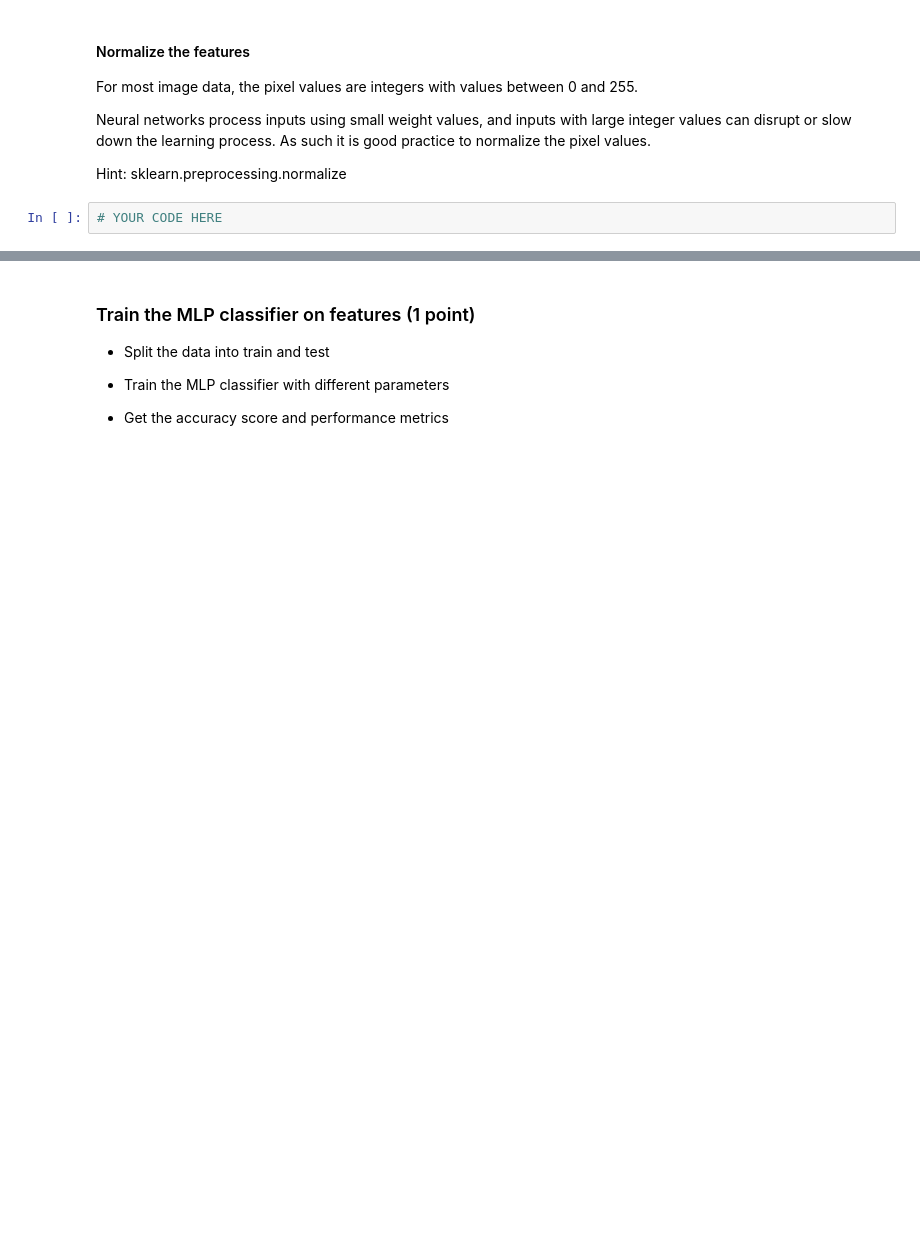
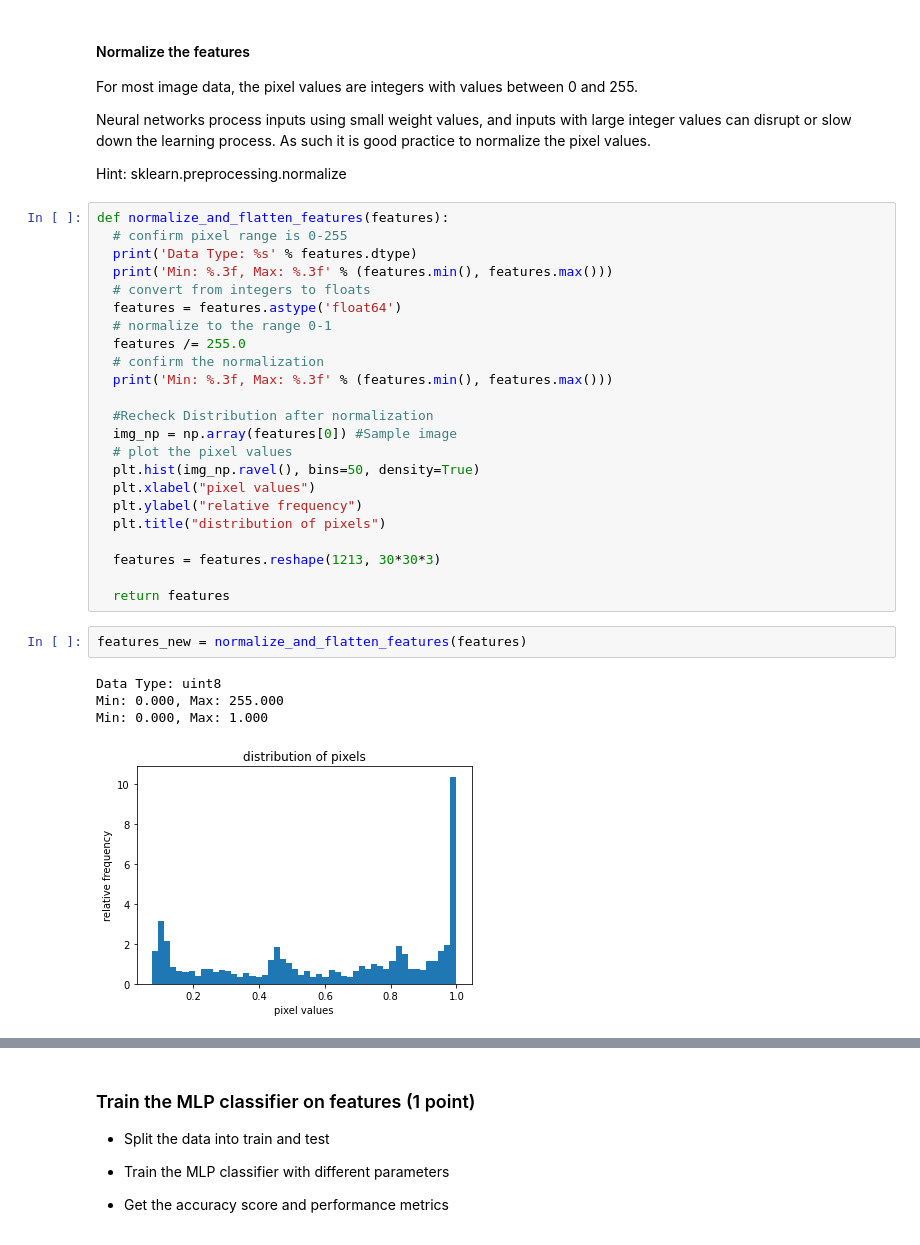
Before and after one commit to SSDivyaRavali/CDS, a Jupyter notebook: Module4/Image_Classification_MLP.ipynb, the cells around one changed output, grey strips where cells are left out. Drawn from its saved outputs; the diff is of its cells as text; blank space fills up the shorter version.

```diff
--- a/Module4/Image_Classification_MLP.ipynb
+++ b/Module4/Image_Classification_MLP.ipynb
@@ -97,5 +240,33 @@ For most image data, the pixel values are integers with values between 0 and 255
 Neural networks process inputs using small weight values, and inputs with large integer values can disrupt or slow down the learning process. As such it is good practice to normalize the pixel values.
 
 Hint: sklearn.preprocessing.normalize
-# %%
-# YOUR CODE HERE
+# %%
+def normalize_and_flatten_features(features):
+  # confirm pixel range is 0-255
+  print('Data Type: %s' % features.dtype)
+  print('Min: %.3f, Max: %.3f' % (features.min(), features.max()))
+  # convert from integers to floats
+  features = features.astype('float64')
+  # normalize to the range 0-1
+  features /= 255.0
+  # confirm the normalization
+  print('Min: %.3f, Max: %.3f' % (features.min(), features.max()))
+
+  #Recheck Distribution after normalization
+  img_np = np.array(features[0]) #Sample image
+  # plot the pixel values
+  plt.hist(img_np.ravel(), bins=50, density=True)
+  plt.xlabel("pixel values")
+  plt.ylabel("relative frequency")
+  plt.title("distribution of pixels")
+
+  features = features.reshape(1213, 30*30*3)
+
+  return features
+# %%
+features_new = normalize_and_flatten_features(features)
+# %% [output]
+Data Type: uint8
+Min: 0.000, Max: 255.000
+Min: 0.000, Max: 1.000
+[figure, added]
```
Also changed, not shown: parts of 66 cells of this notebook.
